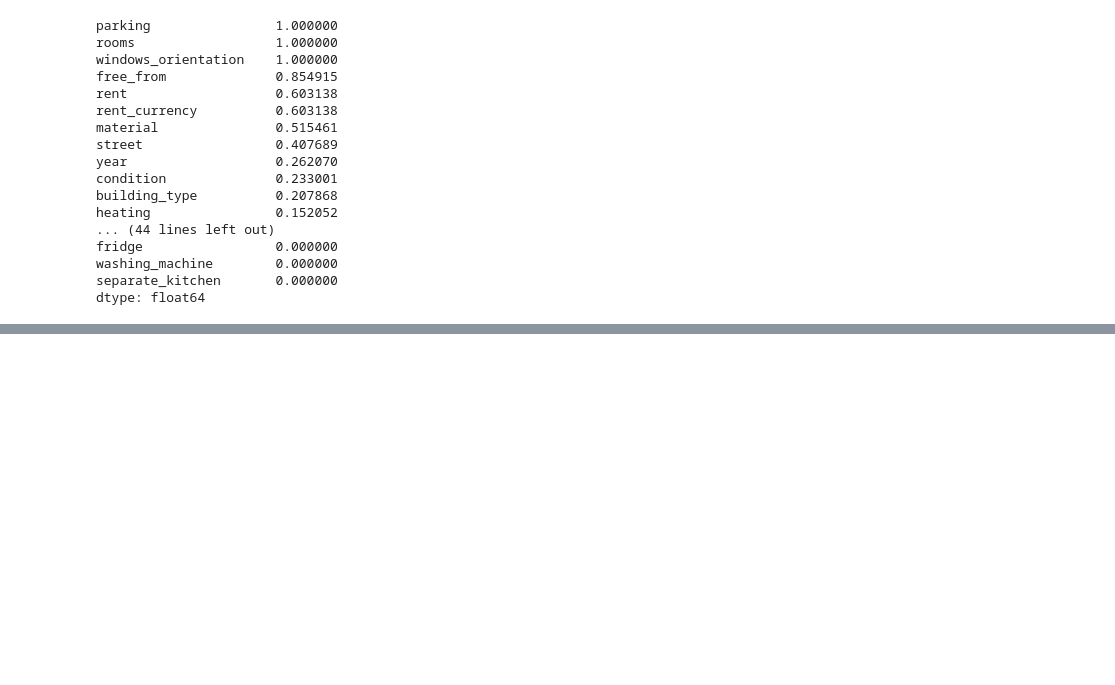
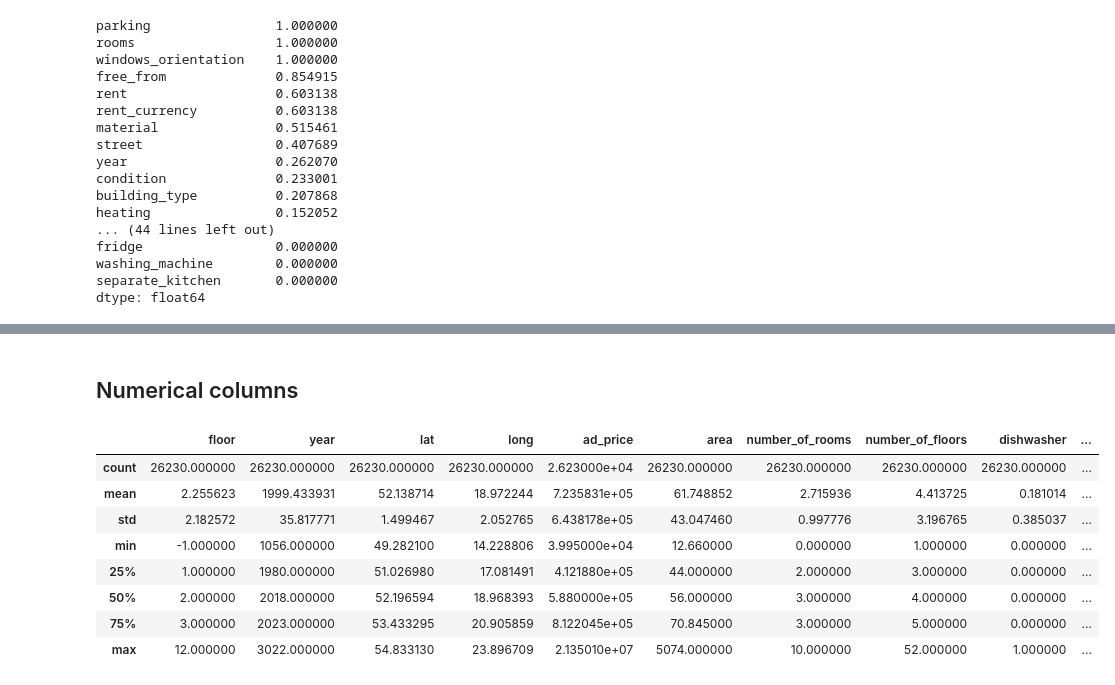
Before and after one commit to 3ugi/apartment-prices-estimation, a Jupyter notebook: apartment-prices-estimation.ipynb, the cells around one changed output, grey strips where cells are left out. Cells and saved outputs as stored; diff of their text form; code cells hidden in the pictures; blank space fills up the shorter version.

```diff
--- a/apartment-prices-estimation.ipynb
+++ b/apartment-prices-estimation.ipynb
@@ -270,0 +514,14 @@ memory usage: 10.2+ MB
+# %% [markdown]
+## Numerical columns
+# %%
+df.describe()
+# %% [output]
+|  | floor | year | lat | long | ad_price | area | number_of_rooms | number_of_floors | dishwasher | ... |
+| count | 26230.000000 | 26230.000000 | 26230.000000 | 26230.000000 | 2.623000e+04 | 26230.000000 | 26230.000000 | 26230.000000 | 26230.000000 | ... |
+| mean | 2.255623 | 1999.433931 | 52.138714 | 18.972244 | 7.235831e+05 | 61.748852 | 2.715936 | 4.413725 | 0.181014 | ... |
+| std | 2.182572 | 35.817771 | 1.499467 | 2.052765 | 6.438178e+05 | 43.047460 | 0.997776 | 3.196765 | 0.385037 | ... |
+| min | -1.000000 | 1056.000000 | 49.282100 | 14.228806 | 3.995000e+04 | 12.660000 | 0.000000 | 1.000000 | 0.000000 | ... |
+| 25% | 1.000000 | 1980.000000 | 51.026980 | 17.081491 | 4.121880e+05 | 44.000000 | 2.000000 | 3.000000 | 0.000000 | ... |
+| 50% | 2.000000 | 2018.000000 | 52.196594 | 18.968393 | 5.880000e+05 | 56.000000 | 3.000000 | 4.000000 | 0.000000 | ... |
+| 75% | 3.000000 | 2023.000000 | 53.433295 | 20.905859 | 8.122045e+05 | 70.845000 | 3.000000 | 5.000000 | 0.000000 | ... |
+| max | 12.000000 | 3022.000000 | 54.833130 | 23.896709 | 2.135010e+07 | 5074.000000 | 10.000000 | 52.000000 | 1.000000 | ... |
```
Also changed, not shown: parts of 61 cells of this notebook.
